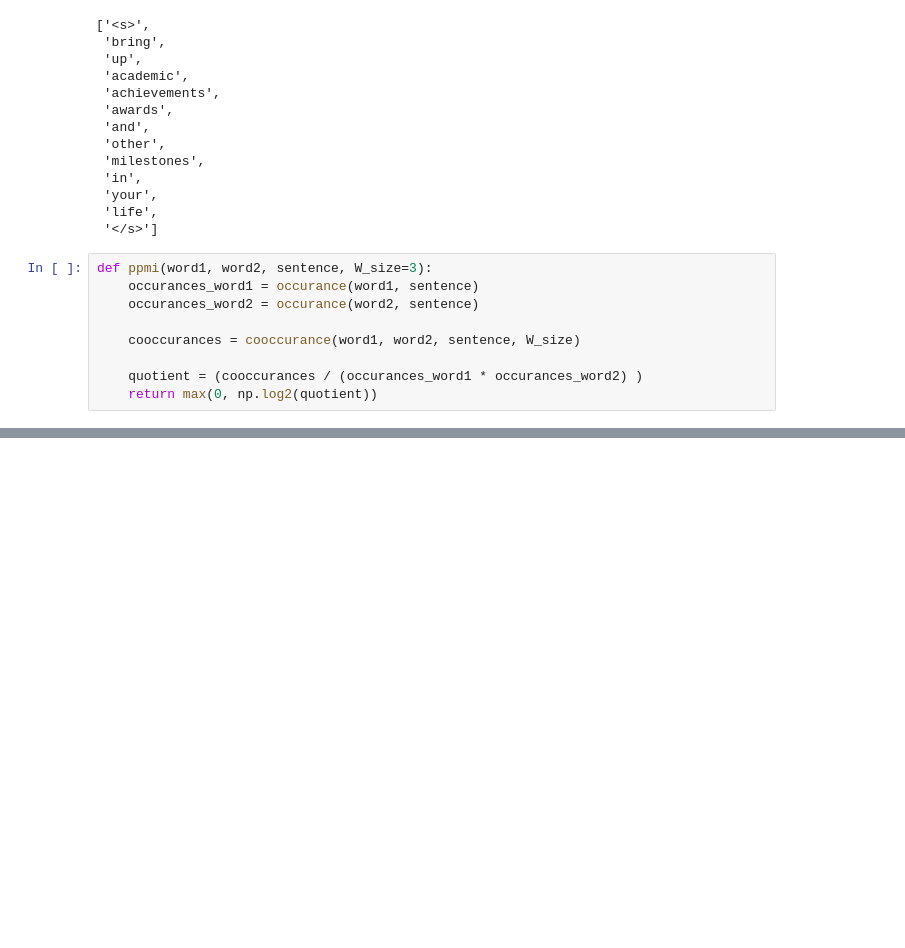
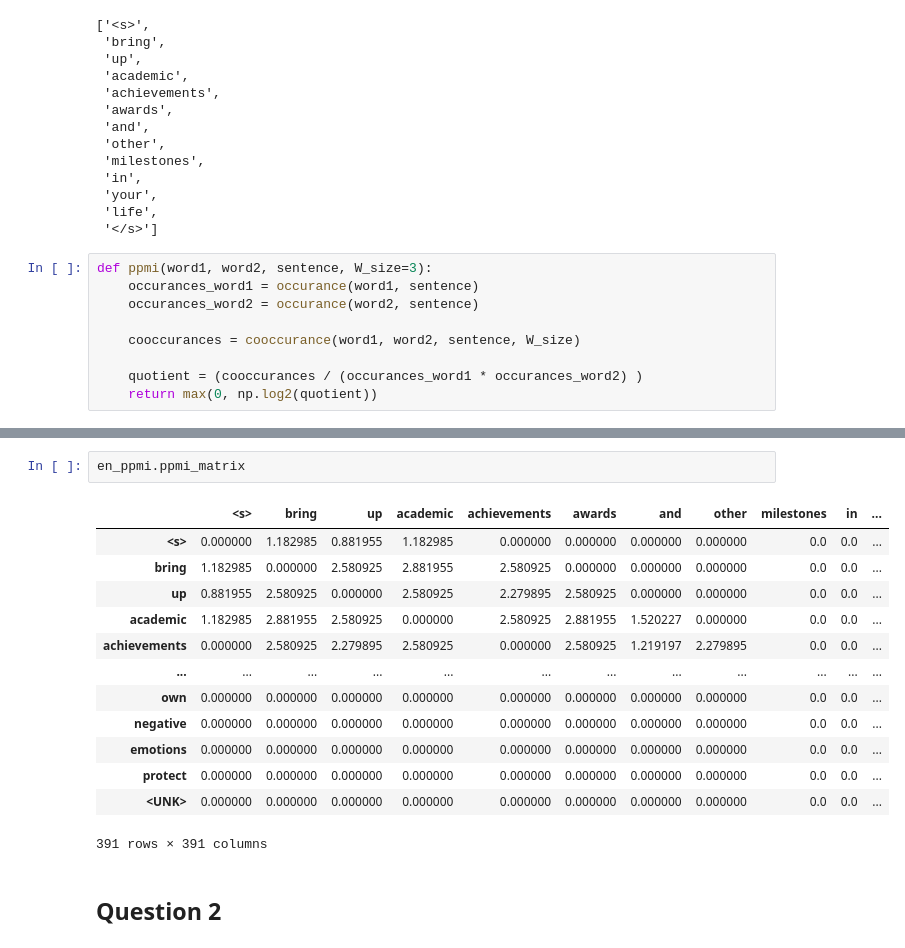
Before and after one commit to nicholasosaka/4111-natural-language-processing, a Jupyter notebook: Assignment6.ipynb, the cells around one changed output, grey strips where cells are left out. Cells and saved outputs as stored; diff of their text form; blank space fills up the shorter version.

```diff
--- a/Assignment6.ipynb
+++ b/Assignment6.ipynb
@@ -108,0 +154,18 @@ a.compute()
+# %%
+en_ppmi.ppmi_matrix
+# %% [output]
+|  | <s> | bring | up | academic | achievements | awards | and | other | milestones | in | ... |
+| <s> | 0.000000 | 1.182985 | 0.881955 | 1.182985 | 0.000000 | 0.000000 | 0.000000 | 0.000000 | 0.0 | 0.0 | ... |
+| bring | 1.182985 | 0.000000 | 2.580925 | 2.881955 | 2.580925 | 0.000000 | 0.000000 | 0.000000 | 0.0 | 0.0 | ... |
+| up | 0.881955 | 2.580925 | 0.000000 | 2.580925 | 2.279895 | 2.580925 | 0.000000 | 0.000000 | 0.0 | 0.0 | ... |
+| academic | 1.182985 | 2.881955 | 2.580925 | 0.000000 | 2.580925 | 2.881955 | 1.520227 | 0.000000 | 0.0 | 0.0 | ... |
+| achievements | 0.000000 | 2.580925 | 2.279895 | 2.580925 | 0.000000 | 2.580925 | 1.219197 | 2.279895 | 0.0 | 0.0 | ... |
+| ... | ... | ... | ... | ... | ... | ... | ... | ... | ... | ... | ... |
+| own | 0.000000 | 0.000000 | 0.000000 | 0.000000 | 0.000000 | 0.000000 | 0.000000 | 0.000000 | 0.0 | 0.0 | ... |
+| negative | 0.000000 | 0.000000 | 0.000000 | 0.000000 | 0.000000 | 0.000000 | 0.000000 | 0.000000 | 0.0 | 0.0 | ... |
+| emotions | 0.000000 | 0.000000 | 0.000000 | 0.000000 | 0.000000 | 0.000000 | 0.000000 | 0.000000 | 0.0 | 0.0 | ... |
+| protect | 0.000000 | 0.000000 | 0.000000 | 0.000000 | 0.000000 | 0.000000 | 0.000000 | 0.000000 | 0.0 | 0.0 | ... |
+| <UNK> | 0.000000 | 0.000000 | 0.000000 | 0.000000 | 0.000000 | 0.000000 | 0.000000 | 0.000000 | 0.0 | 0.0 | ... |
+391 rows × 391 columns
+# %% [markdown]
+## Question 2
```
Also changed, not shown: parts of 17 cells of this notebook.
